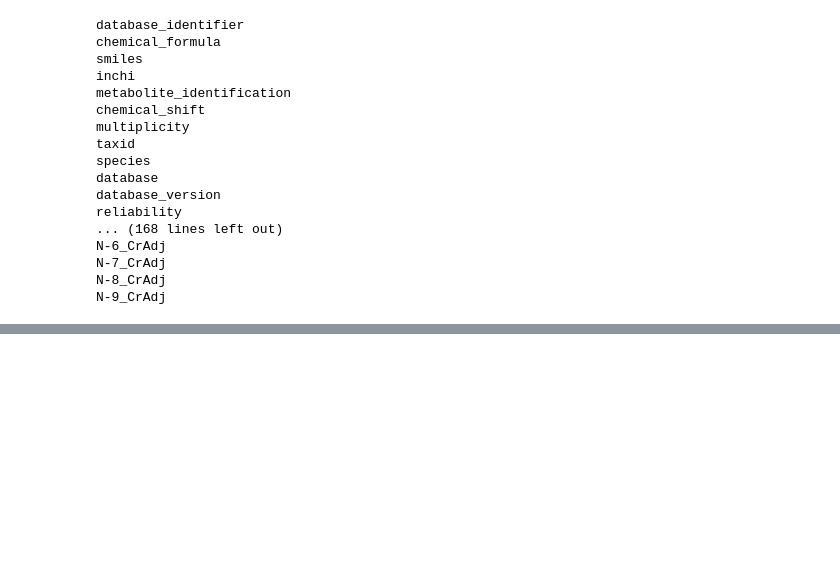
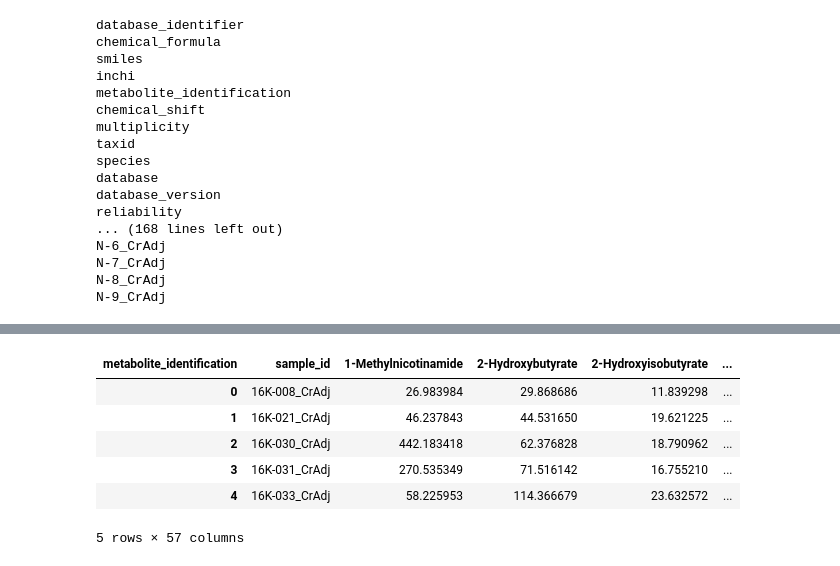
Before and after one commit to brenoluca21/tcc-metabolomics-canine-cancer-ml, a Jupyter notebook: notebook/exploration.ipynb, the cells around one changed output, grey strips where cells are left out. Cells and saved outputs as stored; diff of their text form; code cells hidden in the pictures; blank space fills up the shorter version.

```diff
--- a/notebook/exploration.ipynb
+++ b/notebook/exploration.ipynb
@@ -173,0 +227,18 @@ dataset_final.head()
+# %%
+# Converte o índice em coluna
+metabolites_ml = metabolites_ml.reset_index()
+
+# Renomeia a coluna de índice
+metabolites_ml = metabolites_ml.rename(
+    columns={'index': 'sample_id'}
+)
+
+metabolites_ml.head()
+# %% [output]
+| metabolite_identification | sample_id | 1-Methylnicotinamide | 2-Hydroxybutyrate | 2-Hydroxyisobutyrate | ... |
+| 0 | 16K-008_CrAdj | 26.983984 | 29.868686 | 11.839298 | ... |
+| 1 | 16K-021_CrAdj | 46.237843 | 44.531650 | 19.621225 | ... |
+| 2 | 16K-030_CrAdj | 442.183418 | 62.376828 | 18.790962 | ... |
+| 3 | 16K-031_CrAdj | 270.535349 | 71.516142 | 16.755210 | ... |
+| 4 | 16K-033_CrAdj | 58.225953 | 114.366679 | 23.632572 | ... |
+5 rows × 57 columns
```
Also changed, not shown: parts of 32 cells of this notebook, 4 other files.
